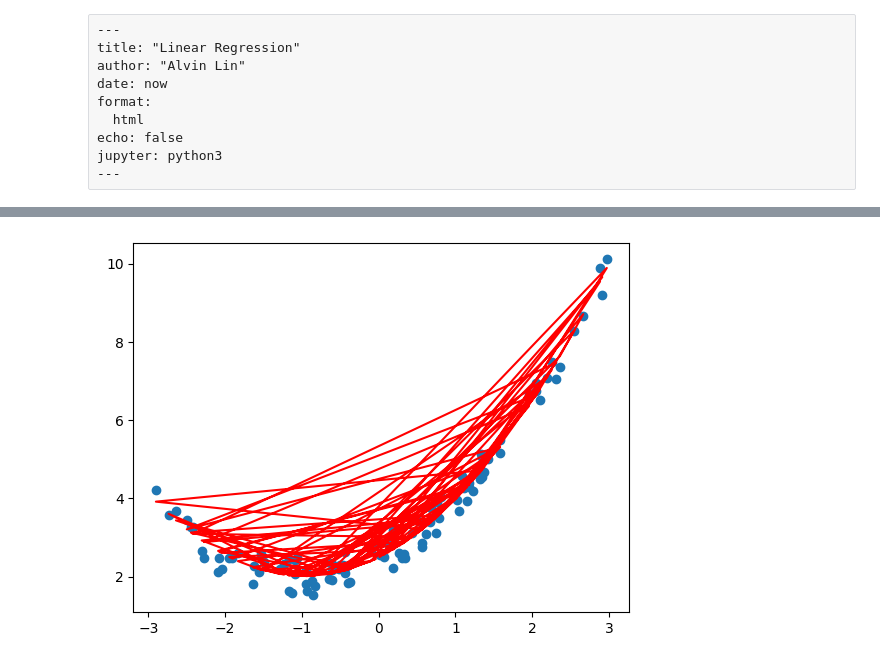
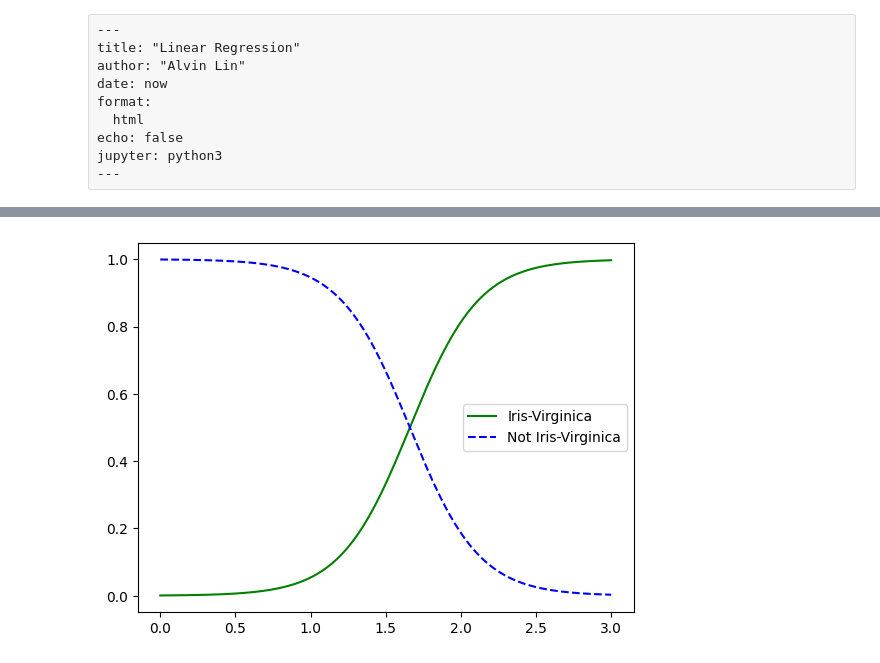
Before and after one commit to alvinlin0824/Machine-Learning, a Jupyter notebook: linearregression.ipynb, the cells around one changed output, grey strips where cells are left out. Saved outputs shown, nothing was run; the diff lists cells and outputs as text; code cells hidden in the pictures.

```diff
--- a/linearregression.ipynb
+++ b/linearregression.ipynb
@@ -107,8 +85,7 @@ array([[4.35145933],
 # %%
 #| label: Prediction-Plot
-plt.figure()
 plt.scatter(x,y)
-plt.plot(x,lin_reg.predict(x_square), color = 'red')
+plt.plot(np.sort(x, axis = 0), lin_reg.coef_[0][1]* np.sort(x, axis = 0)**2 + lin_reg.coef_[0][0]*np.sort(x, axis = 0) + lin_reg.intercept_[0],
+         color = 'red',label = "Predictions")
+plt.legend()
 plt.show()
-# %% [output]
-[figure, removed]
@@ -114,0 +102,20 @@ plt.show()
+# %%
+#| label: Logistic-Regression
+from sklearn import datasets
+iris = datasets.load_iris()
+x = iris["data"][:,3:]
+y = (iris["target"] == 2).astype(int)
+from sklearn.linear_model import LogisticRegression
+log_reg = LogisticRegression()
+log_reg.fit(x,y)
+# %%
+#| label: Logistic-Regression-Plot
+# 2-D array
+x_new = np.linspace(0,3,1000).reshape(-1,1)
+y_proba = log_reg.predict_proba(x_new)
+plt.plot(x_new, y_proba[:,1],"g-", label = "Iris-Virginica")
+plt.plot(x_new, y_proba[:,0],"b--", label = "Not Iris-Virginica")
+plt.legend()
+plt.show()
+# %% [output]
+[figure, added]
```
Also changed, not shown: parts of 5 cells of this notebook.
